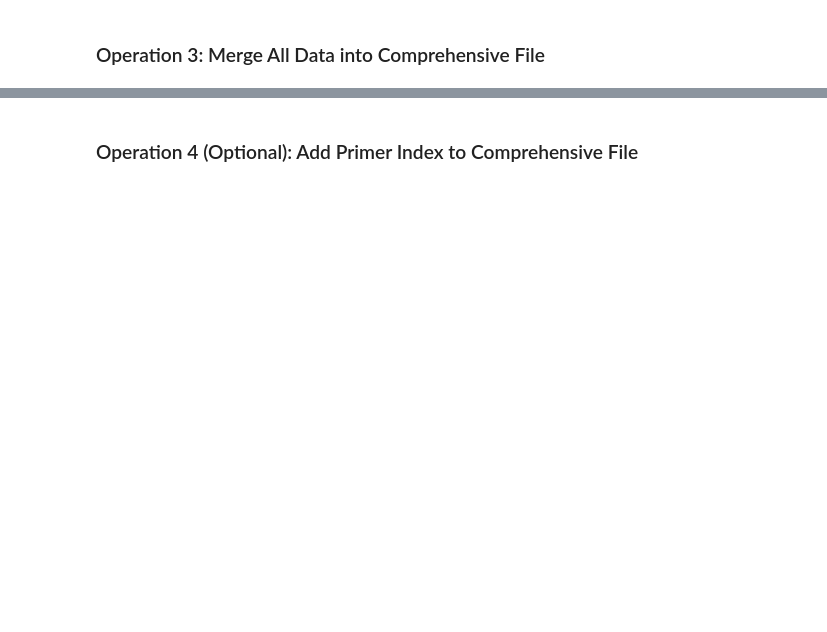
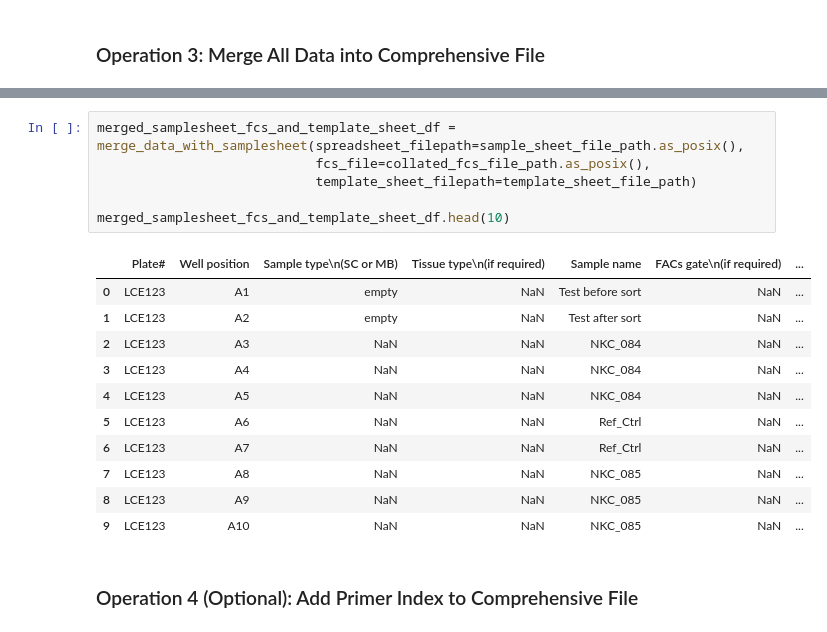
Before and after one commit to WEHI-RCPStudentInternship/Genomics-Metadata-Multiplexing, a Jupyter notebook: test_infrastructure/test_operations.ipynb, the cells around one changed output, grey strips where cells are left out. Saved outputs shown, nothing was run; the diff lists cells and outputs as text; blank space fills up the shorter version.

```diff
--- a/test_infrastructure/test_operations.ipynb
+++ b/test_infrastructure/test_operations.ipynb
@@ -176,3 +106,21 @@ def merge_data_with_samplesheet(spreadsheet_filepath, fcs_file, template_sheet_f
+# %%
+merged_samplesheet_fcs_and_template_sheet_df = merge_data_with_samplesheet(spreadsheet_filepath=sample_sheet_file_path.as_posix(),
+                            fcs_file=collated_fcs_file_path.as_posix(),
+                            template_sheet_filepath=template_sheet_file_path)
+
+merged_samplesheet_fcs_and_template_sheet_df.head(10)
+# %% [output]
+|  | Plate# | Well position | Sample type\n(SC or MB) | Tissue type\n(if required) | Sample name | FACs gate\n(if required) | ... |
+| 0 | LCE123 | A1 | empty | NaN | Test before sort | NaN | ... |
+| 1 | LCE123 | A2 | empty | NaN | Test after sort | NaN | ... |
+| 2 | LCE123 | A3 | NaN | NaN | NKC_084 | NaN | ... |
+| 3 | LCE123 | A4 | NaN | NaN | NKC_084 | NaN | ... |
+| 4 | LCE123 | A5 | NaN | NaN | NKC_084 | NaN | ... |
+| 5 | LCE123 | A6 | NaN | NaN | Ref_Ctrl | NaN | ... |
+| 6 | LCE123 | A7 | NaN | NaN | Ref_Ctrl | NaN | ... |
+| 7 | LCE123 | A8 | NaN | NaN | NKC_085 | NaN | ... |
+| 8 | LCE123 | A9 | NaN | NaN | NKC_085 | NaN | ... |
+| 9 | LCE123 | A10 | NaN | NaN | NKC_085 | NaN | ... |
 # %% [markdown]
 ### Operation 4 (Optional): Add Primer Index to Comprehensive File
 # %% [markdown]
```
Also changed, not shown: parts of 7 cells of this notebook.
